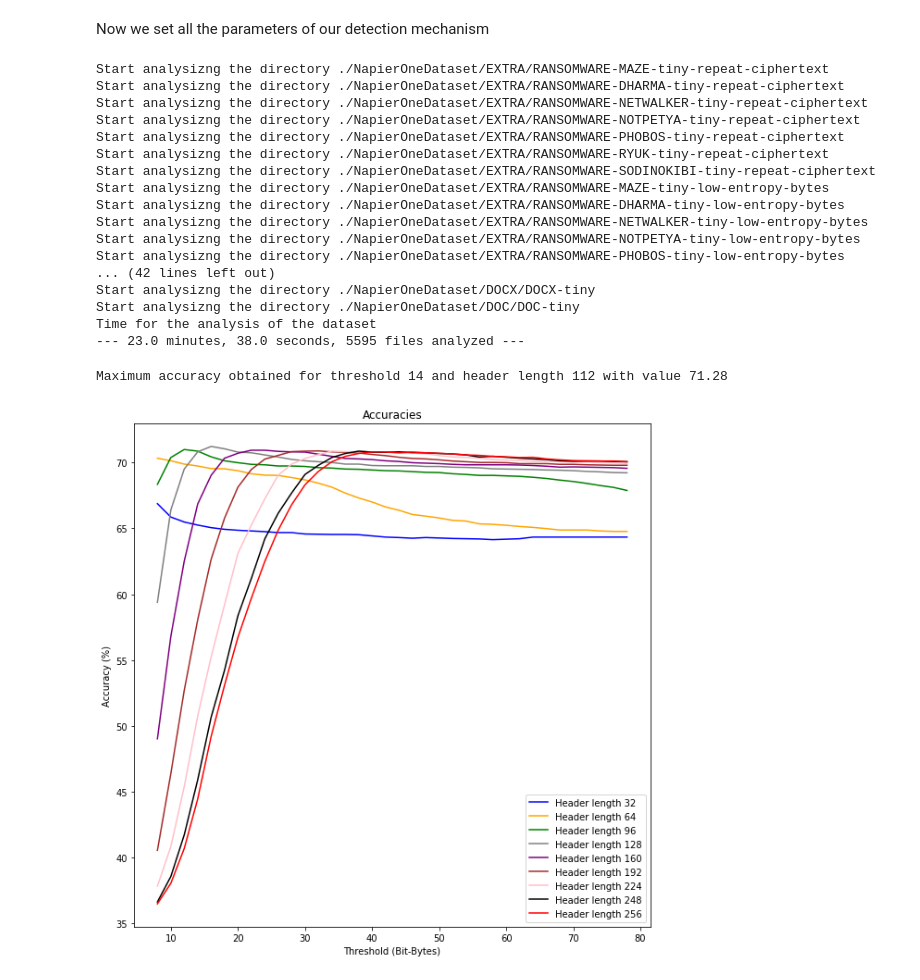
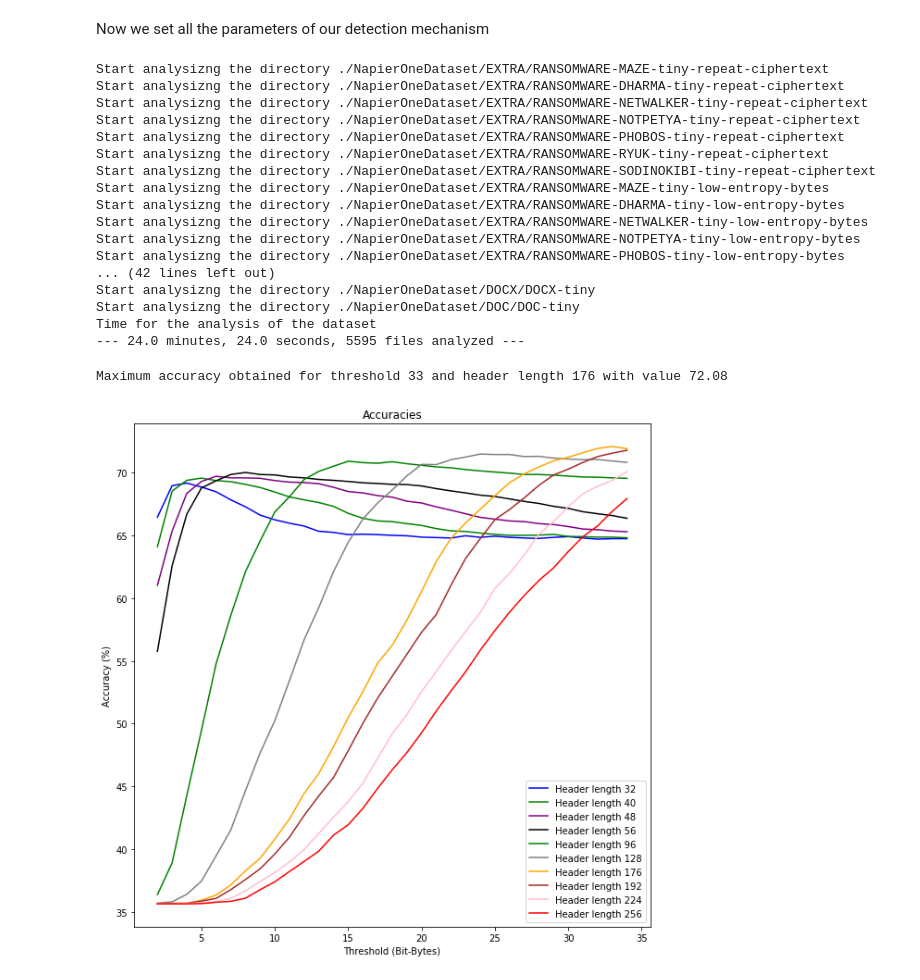
Before and after one commit to gomitolof/DAA-for-Ransomware-detection, a Jupyter notebook: RF_mix.ipynb, the cells around one changed output. Drawn from its saved outputs; the diff is of its cells as text; code cells hidden in the pictures.

```diff
--- a/RF_mix.ipynb
+++ b/RF_mix.ipynb
@@ -101,7 +101,7 @@ for i in range(offset):
 #f = open('./paths.txt', 'r')
 f = open('./paths/mixed_dataset.txt', 'r')
 paths = f.readlines()
-thresholds = np.arange(8,80,2)
+thresholds = np.arange(2,35,1)
 f.close()
 
 files_analyzed = 0
@@ -166,7 +166,7 @@ Start analysizng the directory ./NapierOneDataset/EXTRA/RANSOMWARE-PHOBOS-tiny-l
 Start analysizng the directory ./NapierOneDataset/DOCX/DOCX-tiny
 Start analysizng the directory ./NapierOneDataset/DOC/DOC-tiny
 Time for the analysis of the dataset
---- 23.0 minutes, 38.0 seconds, 5595 files analyzed ---
+--- 24.0 minutes, 24.0 seconds, 5595 files analyzed ---
 # %%
 # RUN CAREFULLY, YOU MAY OVERWRITE A PREVIOUSLY STORED TENSOR RELEVANT FOR THE EXPERIMENT!
 # Save the tensor in the file accuracies.npy so we can recover it even without running another time the previous code
@@ -203,30 +203,31 @@ FP_des = FP_des.reshape(len(thresholds), int(offset/8))
 # %%
 ind = np.unravel_index(np.argmax(acc_des, axis=None), acc_des.shape)
 print("Maximum accuracy obtained for threshold %2d and header length %2d with value %3.2f" % (thresholds[ind[0]], 8*(ind[1]+1), acc_des[ind]))
 
 # Accuracy = (TP+TN)/(TP+TN+FP+FN)
 hl_thresh = acc_des.transpose()
 
 # Plot of the accuracies obtained using different threshold and different header lengths
 plt.figure(figsize=(10,10))
 plt.title("Accuracies")
 plt.xlabel("Threshold (Bit-Bytes)")
 plt.ylabel("Accuracy (%)")
 plt.plot(thresholds, hl_thresh[3], color="blue", label="Header length 32")
-plt.plot(thresholds, hl_thresh[7], color="orange", label="Header length 64")
+plt.plot(thresholds, hl_thresh[4], color="green", label="Header length 40")
+plt.plot(thresholds, hl_thresh[5], color="purple", label="Header length 48")
+plt.plot(thresholds, hl_thresh[6], color="black", label="Header length 56")
 plt.plot(thresholds, hl_thresh[11], color="green", label="Header length 96")
 plt.plot(thresholds, hl_thresh[15], color="grey", label="Header length 128")
-plt.plot(thresholds, hl_thresh[19], color="purple", label="Header length 160")
+plt.plot(thresholds, hl_thresh[21], color="orange", label="Header length 176")
 plt.plot(thresholds, hl_thresh[23], color="brown", label="Header length 192")
 plt.plot(thresholds, hl_thresh[27], color="pink", label="Header length 224")
-plt.plot(thresholds, hl_thresh[30], color="black", label="Header length 248")
 plt.plot(thresholds, hl_thresh[31], color="red", label="Header length 256")
 plt.legend()
 plt.savefig('./Img/acc_RF_mix.jpg')
 plt.show()
 # %% [output]
-Maximum accuracy obtained for threshold 14 and header length 112 with value 71.28
+Maximum accuracy obtained for threshold 33 and header length 176 with value 72.08
-[figure, old version]
+[figure, new version]
 # %%
 #Precision = TP/TP+FP
 
```
Also changed, not shown: parts of 3 cells of this notebook, 59 other files.
